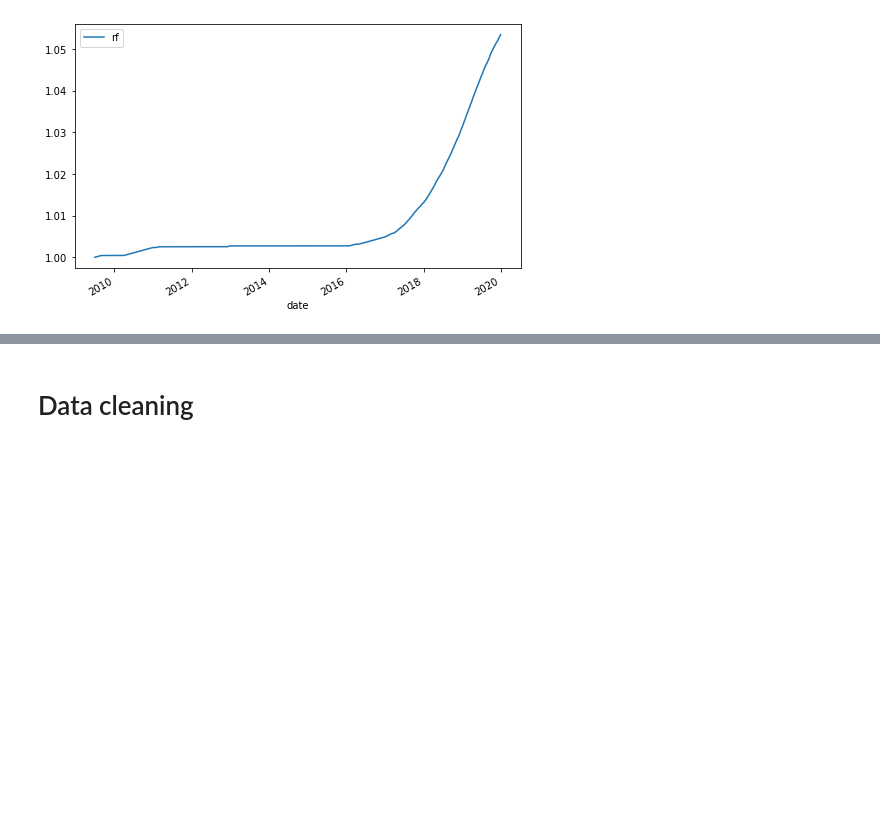
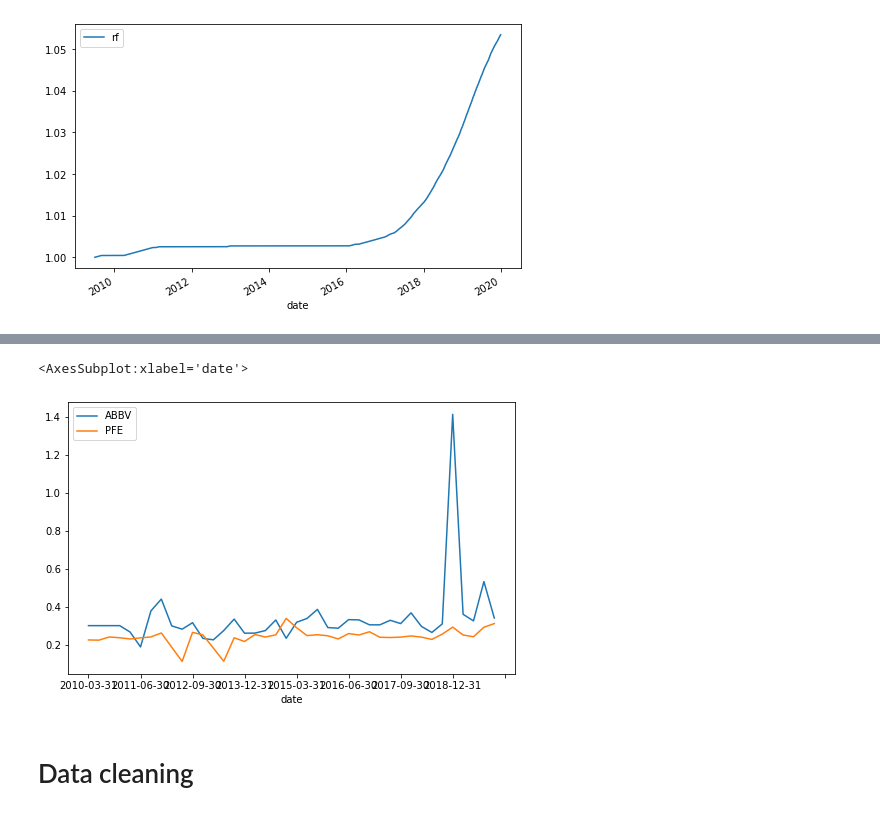
Before and after one commit to wvmrtn/mlf-project, a Jupyter notebook: main_returns_data_clean.ipynb, the cells around one changed output, grey strips where cells are left out. Drawn from its saved outputs; the diff is of its cells as text; code cells hidden in the pictures; blank space fills up the shorter version.

```diff
--- a/main_returns_data_clean.ipynb
+++ b/main_returns_data_clean.ipynb
@@ -75,3 +110,14 @@ fig, ax = plt.subplots(figsize=(8, 5))
+# %%
+# interpolate missing values
+expenses = expenses.interpolate()
+# and go backward fill
+expenses = expenses.fillna(method='bfill')
+# %%
+fig, ax = plt.subplots(figsize=(8, 5))
+expenses[['ABBV', 'PFE']].plot(ax=ax)
+# %% [output]
+<AxesSubplot:xlabel='date'>
+[figure, added]
 # %% [markdown]
 # Data cleaning
 # %%
```
Also changed, not shown: parts of 5 cells of this notebook, 1 other file.
